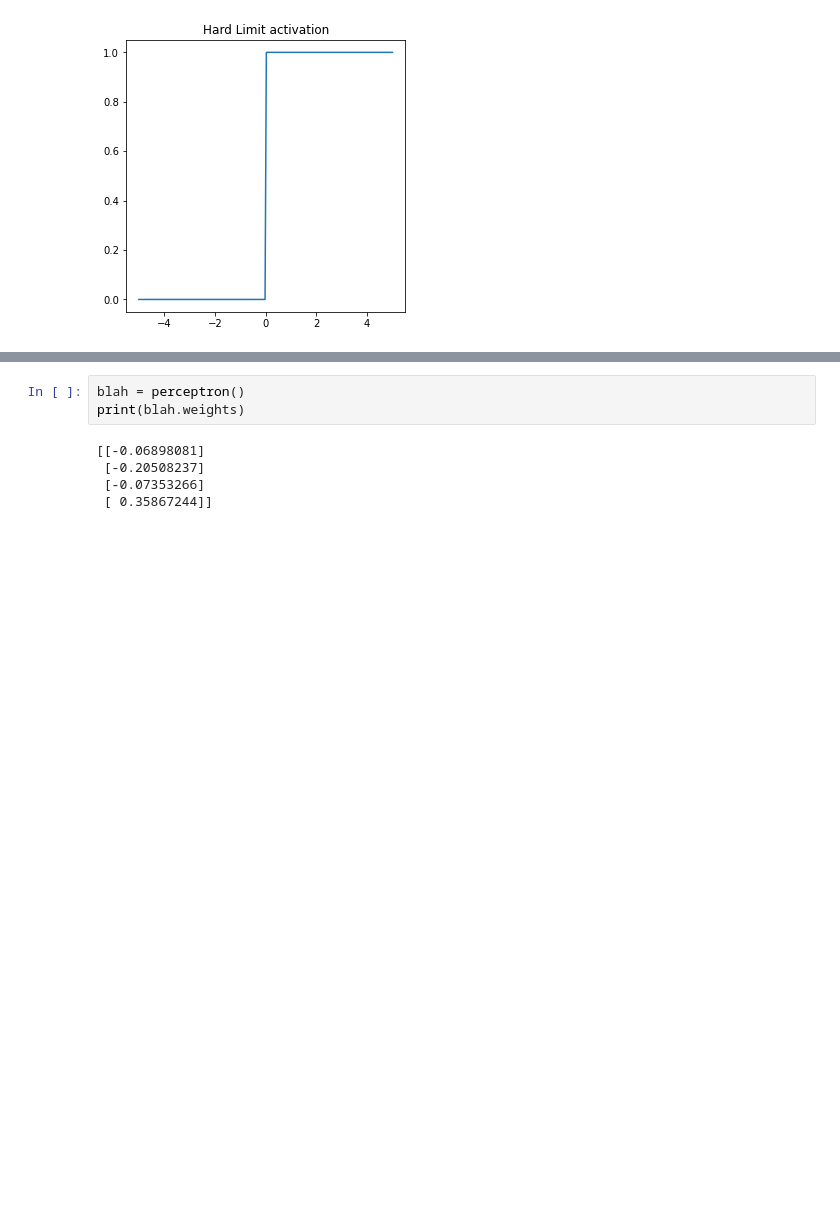
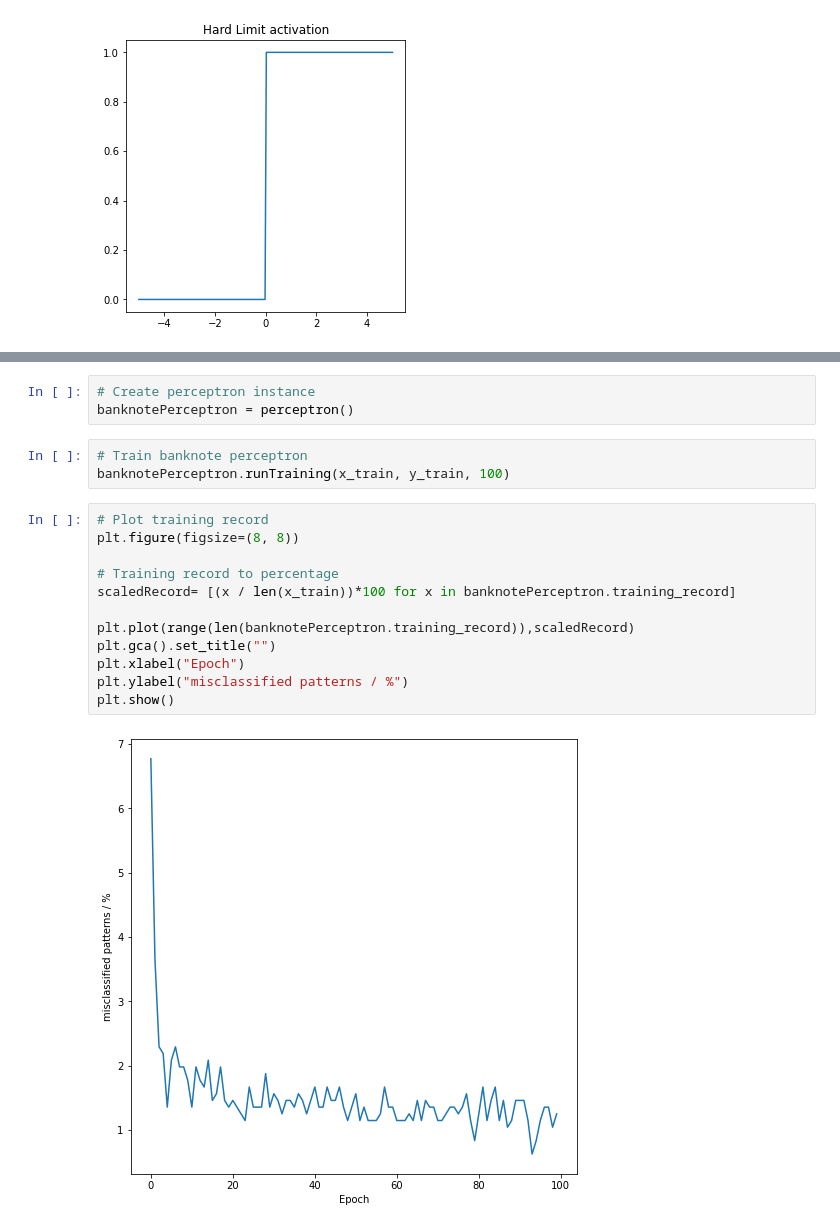
Before and after one commit to argetskulblaka/coding_practice, a Jupyter notebook: nndesign/NNDesignChapter4.ipynb, the cells around one changed output, grey strips where cells are left out. Drawn from its saved outputs; the diff is of its cells as text; blank space fills up the shorter version.

Commit message:
finished single neuron perceptron training rule, tested on banknote dataset

```diff
--- a/nndesign/NNDesignChapter4.ipynb
+++ b/nndesign/NNDesignChapter4.ipynb
@@ -221,9 +266,21 @@ class perceptron():
 # %%
-blah = perceptron()
-print(blah.weights)
+# Create perceptron instance
+banknotePerceptron = perceptron()
-# %% [output]
-[[-0.06898081]
- [-0.20508237]
- [-0.07353266]
- [ 0.35867244]]
+# %%
+# Train banknote perceptron
+banknotePerceptron.runTraining(x_train, y_train, 100)
+# %%
+# Plot training record
+plt.figure(figsize=(8, 8))
+
+# Training record to percentage
+scaledRecord= [(x / len(x_train))*100 for x in banknotePerceptron.training_record]
+
+plt.plot(range(len(banknotePerceptron.training_record)),scaledRecord)
+plt.gca().set_title("")
+plt.xlabel("Epoch")
+plt.ylabel("misclassified patterns / %")
+plt.show()
+# %% [output]
+[figure, added]
 # %%
```
Also changed, not shown: parts of 4 cells of this notebook.
